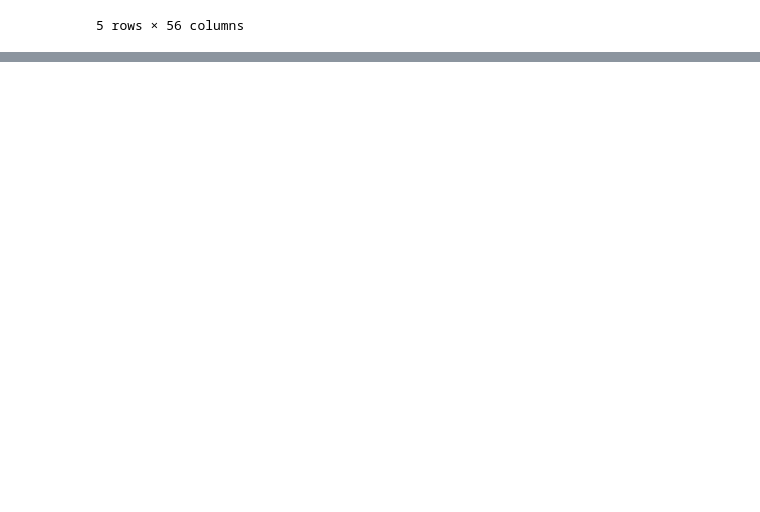
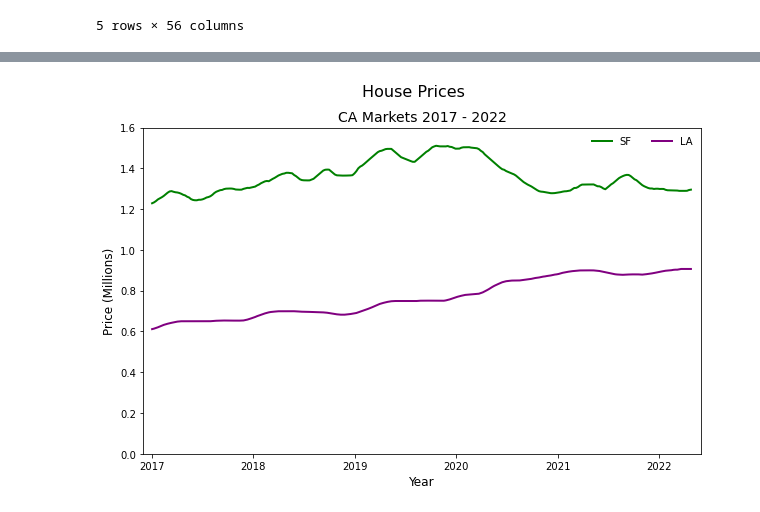
Before and after one commit to naruhikohama/dataviz-python, a Jupyter notebook: matplotlib_fundamentals.ipynb, the cells around one changed output, grey strips where cells are left out. Saved outputs shown, nothing was run; the diff lists cells and outputs as text; code cells hidden in the pictures; blank space fills up the shorter version.

```diff
--- a/matplotlib_fundamentals.ipynb
+++ b/matplotlib_fundamentals.ipynb
@@ -85,3 +87,9 @@ ca_housing_pivot.head()
 | 2017-01-23 | 748271.7 | 341458.3 | 408404.0 | 294619.1 | 536408.3 | 341958.3 | 621617.8 | 567158.3 | 255854.1 | ... |
 | 2017-01-30 | 753938.4 | 355541.6 | 407079.0 | 295527.4 | 543704.1 | 344041.6 | 625516.2 | 567533.3 | 258000.0 | ... |
 5 rows × 56 columns
+# %%
+ca_housing_markets = ca_housing_pivot.loc[:, ['San Francisco',
+                                              'Los Angeles',
+                                              'San Diego',
+                                              'CA_average']]
+ca_housing_markets
@@ -87,0 +195,29 @@ ca_housing_pivot.head()
+# %%
+fig, ax = plt.subplots(figsize=(10,6))
+
+# ax.plot(ca_housing_markets)
+
+ax.plot(ca_housing_markets.index,
+        ca_housing_markets['San Francisco'] / 1_000_000,
+        label = 'SF',
+        color = 'green',
+        linewidth = 2)
+
+ax.plot(ca_housing_markets.index,
+        ca_housing_markets['Los Angeles'] / 1_000_000,
+        label = 'LA',
+        color = 'purple',
+        linewidth = 2)
+
+fig.suptitle("House Prices", fontsize = 16)
+ax.set_title('CA Markets 2017 - 2022', fontsize=14)
+ax.set_xlabel('Year', fontsize=12)
+ax.set_ylabel('Price (Millions)', fontsize=12)
+
+ax.legend(loc = 'upper right', ncol = 2, frameon = False)
+ax.set_ylim(0, 1.6)
+ax.set_xlim(datetime.date(2016, 12, 1), datetime.date(2022,6,1))
+
+plt.show()
+# %% [output]
+[figure, added]
```
Also changed, not shown: parts of 7 cells of this notebook, 1 other file.
